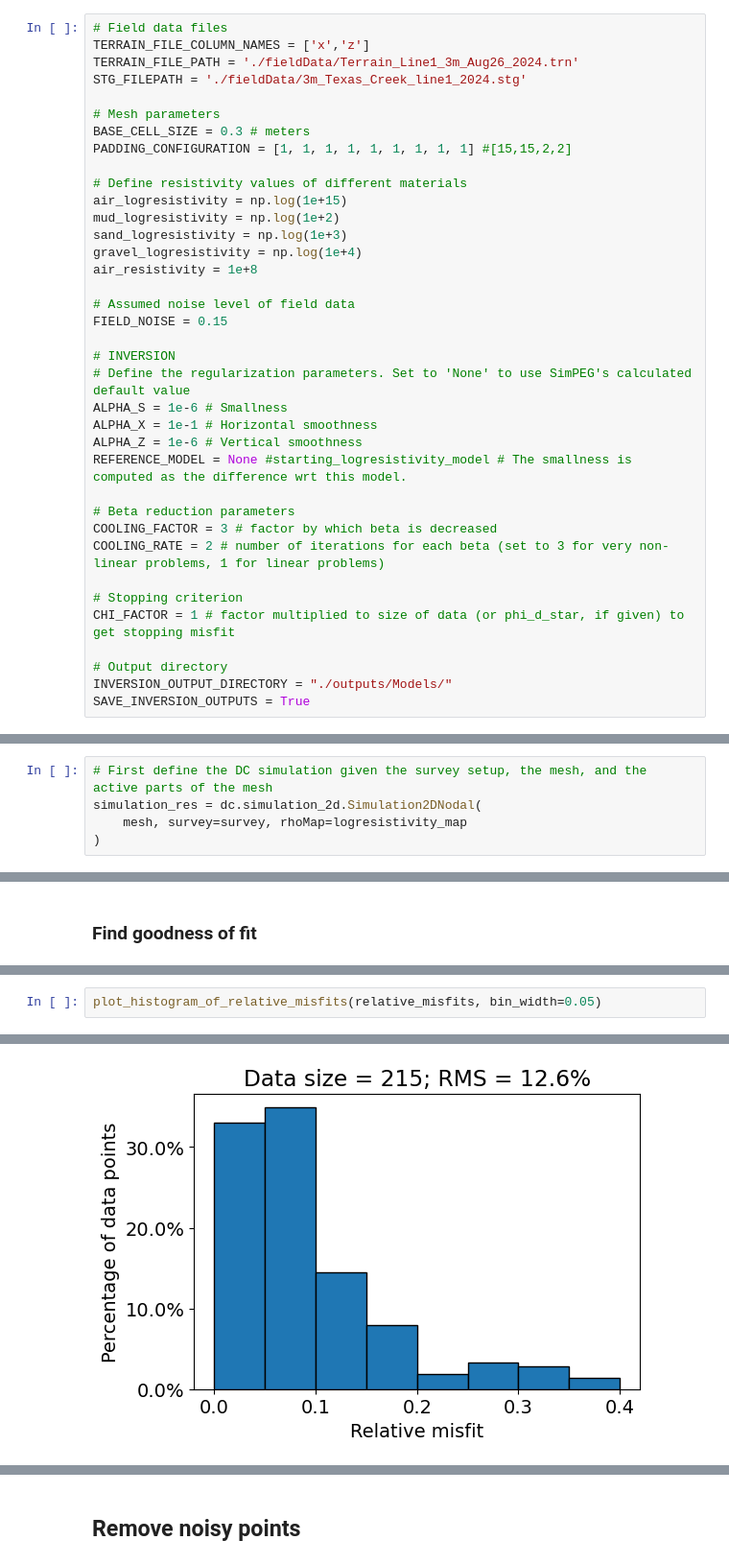
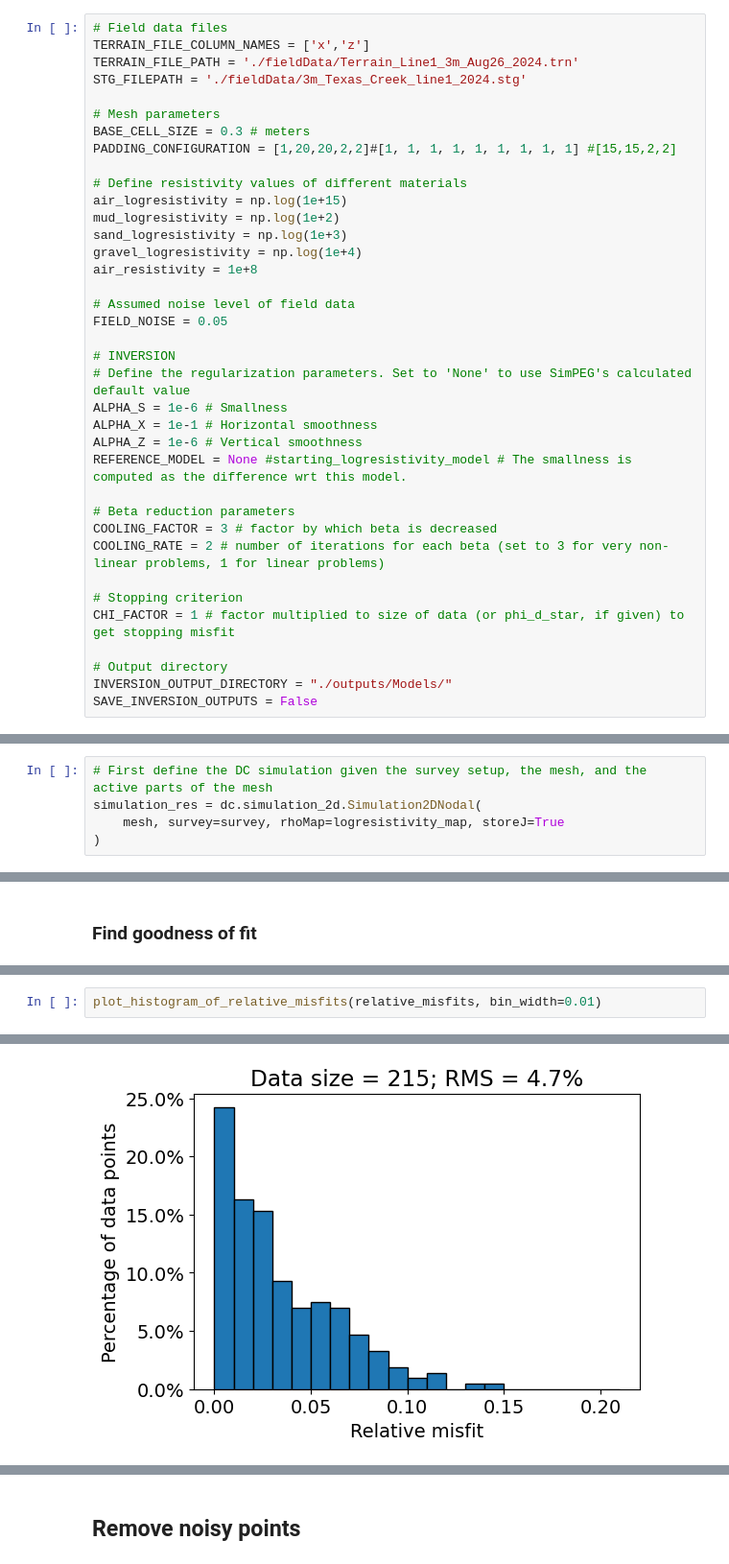
Before and after one commit to rbcmendoza/eosc-556b-project, a Jupyter notebook: FieldData_inversion.ipynb, the cells around one changed output, grey strips where cells are left out. Shown at 96% size. Drawn from its saved outputs; the diff is of its cells as text.

```diff
--- a/FieldData_inversion.ipynb
+++ b/FieldData_inversion.ipynb
@@ -77,7 +77,7 @@ STG_FILEPATH = './fieldData/3m_Texas_Creek_line1_2024.stg'
 
 # Mesh parameters
 BASE_CELL_SIZE = 0.3 # meters
-PADDING_CONFIGURATION = [1, 1, 1, 1, 1, 1, 1, 1, 1] #[15,15,2,2]
+PADDING_CONFIGURATION = [1,20,20,2,2]#[1, 1, 1, 1, 1, 1, 1, 1, 1] #[15,15,2,2]
 
 # Define resistivity values of different materials
 air_logresistivity = np.log(1e+15)
@@ -87,7 +87,7 @@ gravel_logresistivity = np.log(1e+4)
 air_resistivity = 1e+8
 
 # Assumed noise level of field data
-FIELD_NOISE = 0.15
+FIELD_NOISE = 0.05
 
 # INVERSION
 # Define the regularization parameters. Set to 'None' to use SimPEG's calculated default value
@@ -105,7 +105,7 @@ CHI_FACTOR = 1 # factor multiplied to size of data (or phi_d_star, if given) to
 
 # Output directory
 INVERSION_OUTPUT_DIRECTORY = "./outputs/Models/"
-SAVE_INVERSION_OUTPUTS = True
+SAVE_INVERSION_OUTPUTS = False
 # %% [markdown]
 ## Define topography
 Use create_topography_from_terrain_file function.
@@ -192,7 +192,7 @@ plotting_map = maps.InjectActiveCells(mesh, active_cells, np.nan)
 # %%
 # First define the DC simulation given the survey setup, the mesh, and the active parts of the mesh
 simulation_res = dc.simulation_2d.Simulation2DNodal(
-    mesh, survey=survey, rhoMap=logresistivity_map
+    mesh, survey=survey, rhoMap=logresistivity_map, storeJ=True
 )
 # %% [markdown]
 ## Create Field Data object
@@ -414,3 +430,3 @@ RMS = 12.6%
 # %%
-plot_histogram_of_relative_misfits(relative_misfits, bin_width=0.05)
+plot_histogram_of_relative_misfits(relative_misfits, bin_width=0.01)
 # %% [output]
@@ -418,4 +434,4 @@ plot_histogram_of_relative_misfits(relative_misfits, bin_width=0.05)
-[figure, old version]
+[figure, new version]
 # %%
 # Plot the standardized misfit, the misfit expressed in units of the data's standard deviation (or estimated uncertainty).
 # and plot the relative misfit, the misfit expressed as a percentage of the observed data.
```
Also changed, not shown: parts of 21 cells of this notebook, 48 other files.
